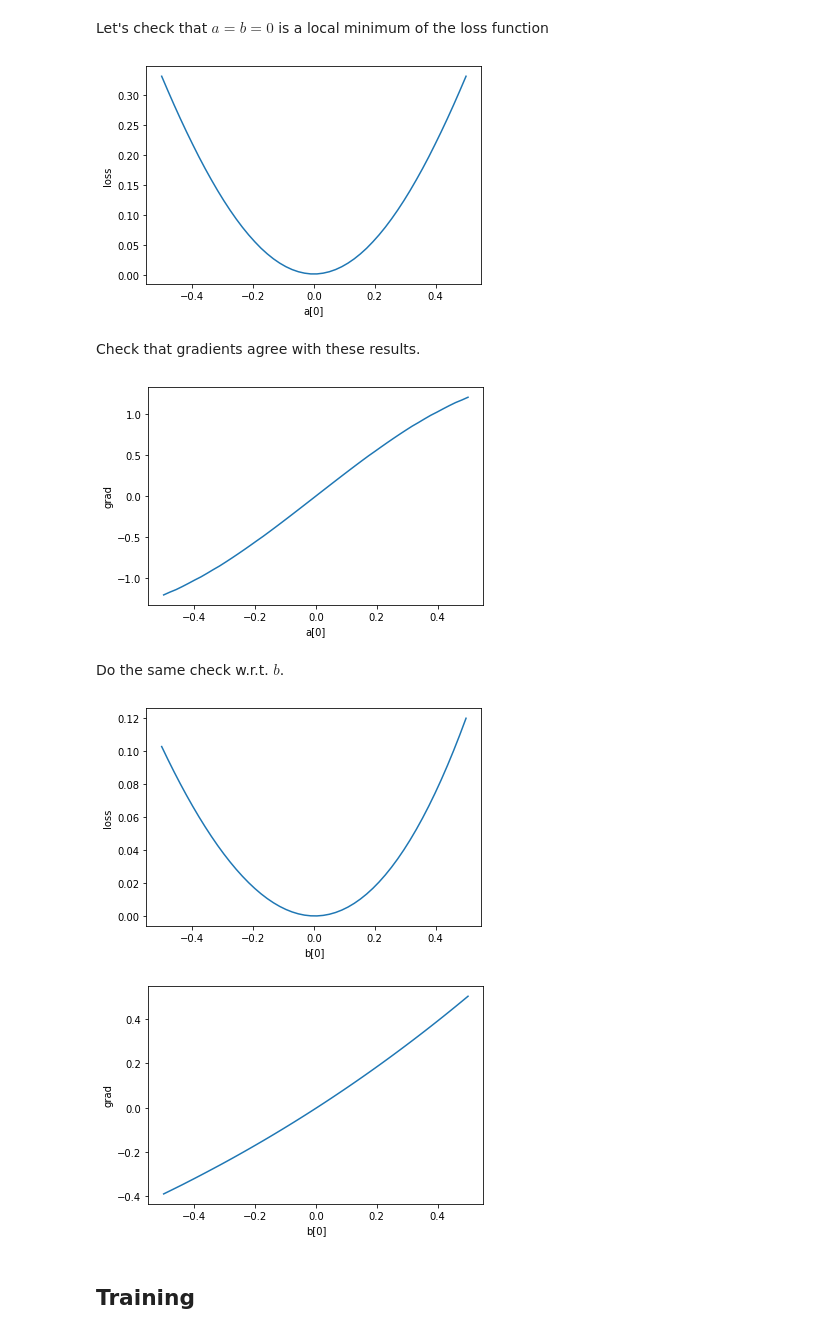
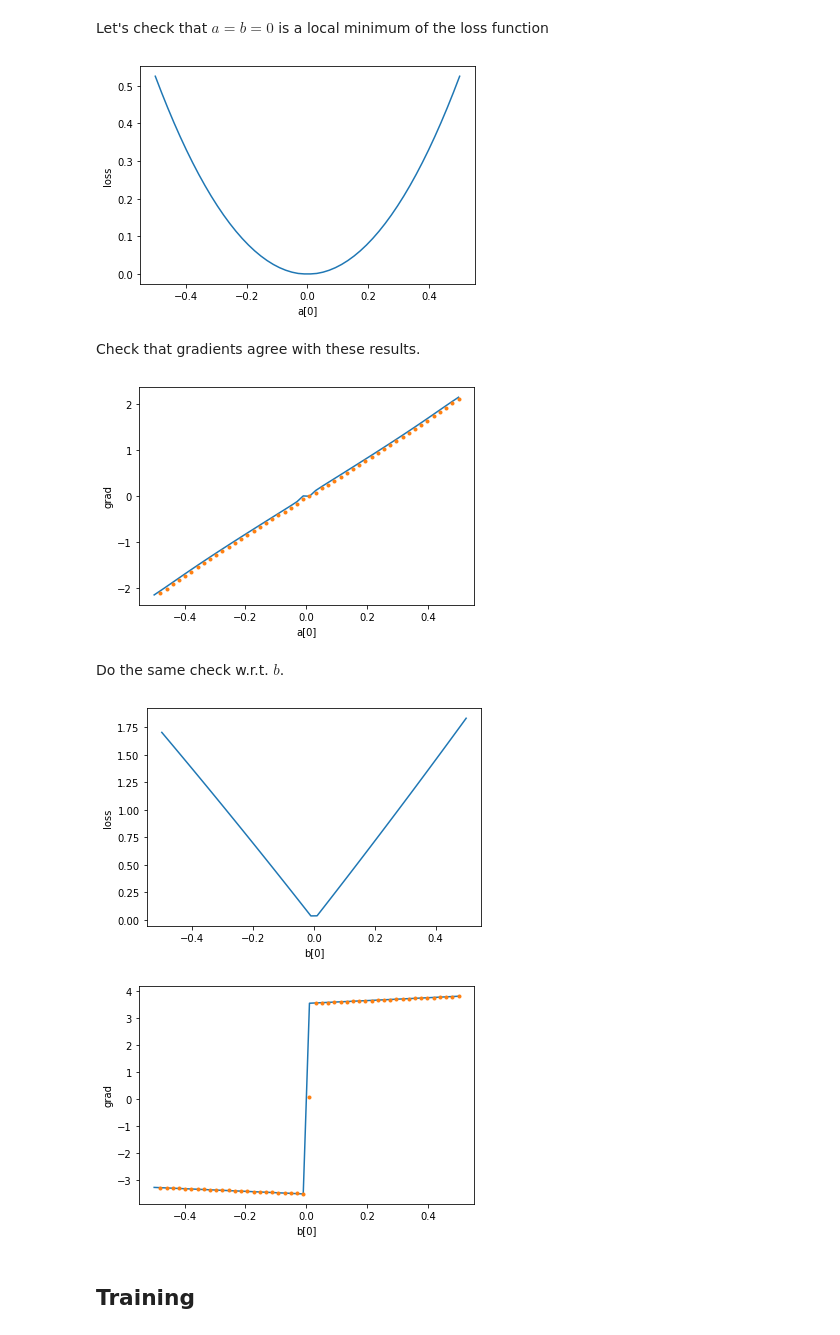
Before and after one commit to arpn/complex_wilson, a Jupyter notebook: test.ipynb, the cells around one changed output. Drawn from its saved outputs; the diff is of its cells as text; code cells hidden in the pictures.

```diff
--- a/test.ipynb
+++ b/test.ipynb
@@ -64,32 +70,33 @@ A = np.linspace(-0.5, 0.5, 50)
 losses = []
 model = AdSBHNet(N=1)
 for aval in A:
-    model.a = nn.Parameter(torch.tensor([aval], dtype=dtype))
-    model.b = nn.Parameter(torch.tensor([0.0], dtype=dtype))
-    loss = F.l1_loss(model(dataset.L), dataset.V)
+    model.a = nn.Parameter(torch.tensor([aval], dtype=dreal))
+    model.b = nn.Parameter(torch.tensor([0.0], dtype=dreal))
+    loss = torch.mean(norm(model(dataset.L) - dataset.V))
     losses.append(loss.item())
 plt.plot(A, losses)
 plt.xlabel('a[0]')
 plt.ylabel('loss');
 # %% [output]
-[figure, old version]
+[figure, new version]
 # %% [markdown]
 Check that gradients agree with these results.
 # %%
 grads = []
 model = AdSBHNet(N=1)
 for aval in A:
-    model.a = nn.Parameter(torch.tensor([aval], dtype=dtype))
-    model.b = nn.Parameter(torch.tensor([0.0], dtype=dtype))
+    model.a = nn.Parameter(torch.tensor([aval], dtype=dreal))
+    model.b = nn.Parameter(torch.tensor([0.0], dtype=dreal))
     model.zero_grad()
-    loss = F.l1_loss(model(dataset.L), dataset.V)
+    loss = torch.mean(norm(model(dataset.L) - dataset.V))
     loss.backward()
     grads.append(model.a.grad[0].item())
 plt.plot(A, grads)
+plt.plot(A[1:], (np.array(losses[1:])-np.array(losses[:-1]))/(A[1]-A[0]), '.')
 plt.xlabel('a[0]')
 plt.ylabel('grad');
 # %% [output]
-[figure, old version]
+[figure, new version]
 # %% [markdown]
 Do the same check w.r.t. $b$.
 # %%
@@ -97,30 +104,31 @@ B = np.linspace(-0.5, 0.5, 50)
 losses = []
 model = AdSBHNet(N=1)
 for bval in B:
-    model.a = nn.Parameter(torch.tensor([0.0], dtype=dtype))
-    model.b = nn.Parameter(torch.tensor([bval], dtype=dtype))
-    loss = F.mse_loss(model(dataset.L), dataset.V)
+    model.a = nn.Parameter(torch.tensor([0.0], dtype=dreal))
+    model.b = nn.Parameter(torch.tensor([bval], dtype=dreal))
+    loss = torch.mean(norm(model(dataset.L) - dataset.V))
     losses.append(loss.item())
 plt.plot(B, losses)
 plt.xlabel('b[0]')
 plt.ylabel('loss');
 # %% [output]
-[figure, old version]
+[figure, new version]
 # %%
 grads = []
 model = AdSBHNet(N=1)
 for bval in B:
-    model.a = nn.Parameter(torch.tensor([0.0], dtype=dtype))
-    model.b = nn.Parameter(torch.tensor([bval], dtype=dtype))
+    model.a = nn.Parameter(torch.tensor([0.0], dtype=dreal))
+    model.b = nn.Parameter(torch.tensor([bval], dtype=dreal))
     model.zero_grad()
-    loss = F.mse_loss(model(dataset.L), dataset.V)
+    loss = torch.mean(norm(model(dataset.L) - dataset.V))
     loss.backward()
     grads.append(model.b.grad[0].item())
 plt.plot(B, grads)
+plt.plot(B[1:], (np.array(losses[1:])-np.array(losses[:-1]))/(B[1]-B[0]), '.')
 plt.xlabel('b[0]')
 plt.ylabel('grad');
 # %% [output]
-[figure, old version]
+[figure, new version]
 # %% [markdown]
 ## Training
 # %%
```
Also changed, not shown: parts of 17 cells of this notebook, 2 other files.
